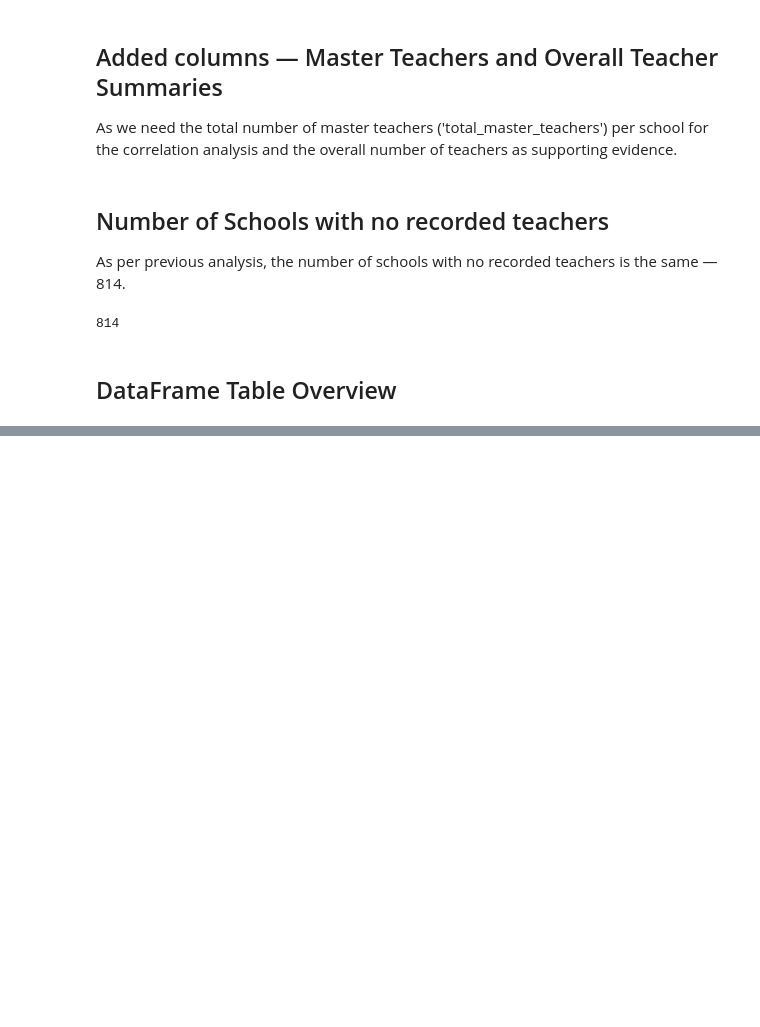
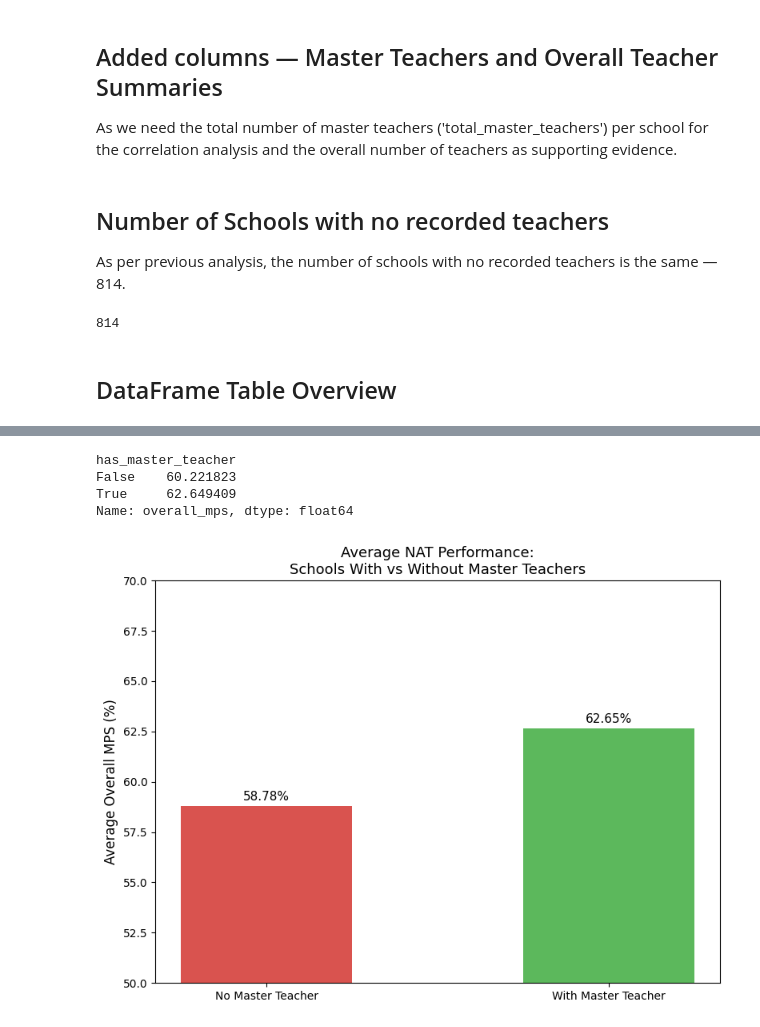
Before and after one commit to JanBrixIlan/PH-Teacher-Student-Ratio-Academic-Performance-Analysis, a Jupyter notebook: notebooks/02_master_teacher_nat_correlation.ipynb, the cells around one changed output, grey strips where cells are left out. Cells and saved outputs as stored; diff of their text form; code cells hidden in the pictures; blank space fills up the shorter version.

```diff
--- a/notebooks/02_master_teacher_nat_correlation.ipynb
+++ b/notebooks/02_master_teacher_nat_correlation.ipynb
@@ -172,0 +250,32 @@ Correlation between total master teachers and overall MPS: 0.081
+# %%
+master_teacher_ratio['has_master_teacher'] = master_teacher_ratio['total_master_teachers'] > 0
+
+comparison = master_teacher_ratio.groupby('has_master_teacher')['overall_mps'].mean()
+print(comparison)
+# %% [output]
+has_master_teacher
+False    60.221823
+True     62.649409
+Name: overall_mps, dtype: float64
+# %%
+labels = ['No Master Teacher', 'With Master Teacher']
+values = [58.784258, 62.649409]
+colors = ['#d9534f', '#5cb85c']
+
+fig, ax = plt.subplots(figsize=(8, 6))
+bars = ax.bar(labels, values, color=colors, width=0.5, edgecolor='none')
+
+ax.set_ylabel('Average Overall MPS (%)', fontsize=12)
+ax.set_title('Average NAT Performance:\nSchools With vs Without Master Teachers', fontsize=13)
+ax.set_ylim(50, 70)
+
+for bar, val in zip(bars, values):
+    ax.text(bar.get_x() + bar.get_width()/2,
+            bar.get_height() + 0.3,
+            f'{val:.2f}%',
+            ha='center', fontsize=11)
+
+plt.tight_layout()
+plt.show()
+# %% [output]
+[figure, added]
```
Also changed, not shown: parts of 11 cells of this notebook, 1 other file.
